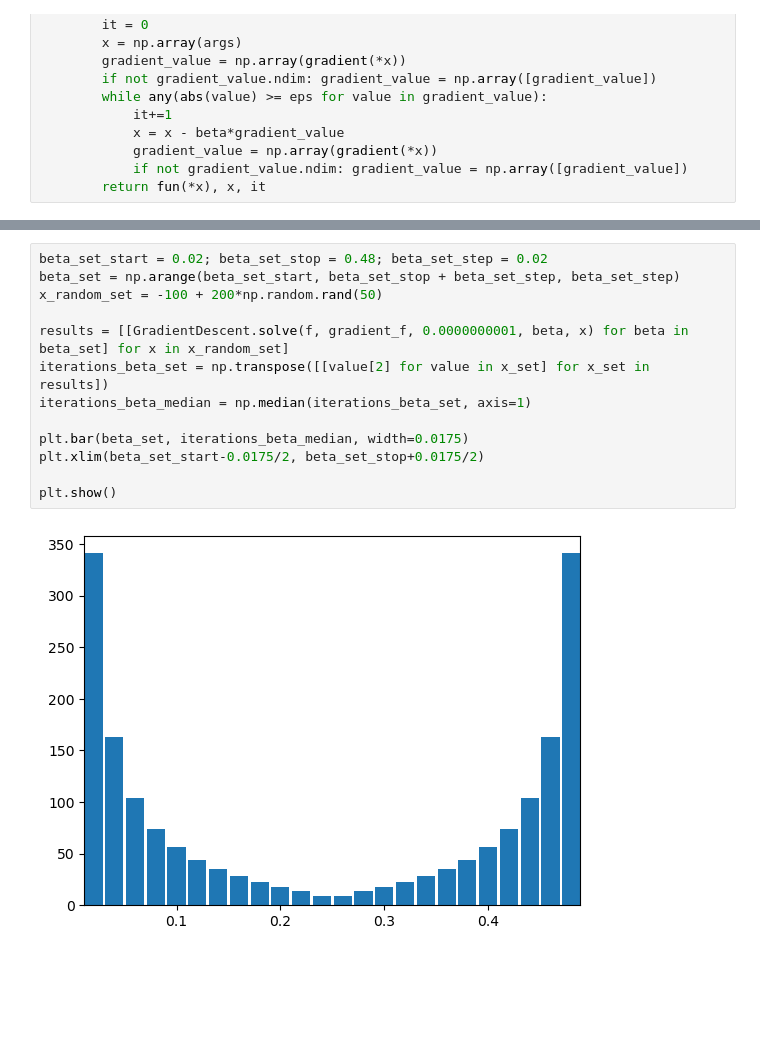
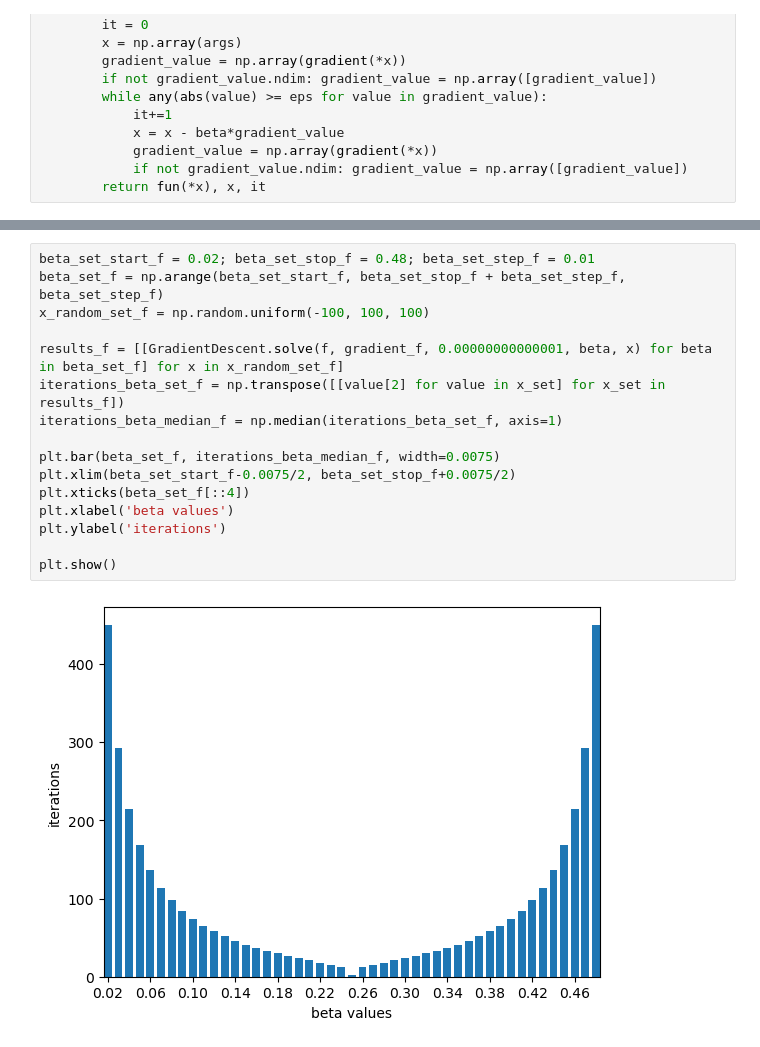
Before and after one commit to iszablowski/WSI24L, a Jupyter notebook: wsi1_gradietnt_descent/gradient_descent.ipynb, the cells around one changed output, grey strips where cells are left out. Cells and saved outputs as stored; diff of their text form; blank space fills up the shorter version.

```diff
--- a/wsi1_gradietnt_descent/gradient_descent.ipynb
+++ b/wsi1_gradietnt_descent/gradient_descent.ipynb
@@ -100,15 +106,18 @@ plt.show()
 # %%
-beta_set_start = 0.02; beta_set_stop = 0.48; beta_set_step = 0.02
-beta_set = np.arange(beta_set_start, beta_set_stop + beta_set_step, beta_set_step)
-x_random_set = -100 + 200*np.random.rand(50)
+beta_set_start_f = 0.02; beta_set_stop_f = 0.48; beta_set_step_f = 0.01
+beta_set_f = np.arange(beta_set_start_f, beta_set_stop_f + beta_set_step_f, beta_set_step_f)
+x_random_set_f = np.random.uniform(-100, 100, 100)
 
-results = [[GradientDescent.solve(f, gradient_f, 0.0000000001, beta, x) for beta in beta_set] for x in x_random_set]
-iterations_beta_set = np.transpose([[value[2] for value in x_set] for x_set in results])
-iterations_beta_median = np.median(iterations_beta_set, axis=1)
+results_f = [[GradientDescent.solve(f, gradient_f, 0.00000000000001, beta, x) for beta in beta_set_f] for x in x_random_set_f]
+iterations_beta_set_f = np.transpose([[value[2] for value in x_set] for x_set in results_f])
+iterations_beta_median_f = np.median(iterations_beta_set_f, axis=1)
 
-plt.bar(beta_set, iterations_beta_median, width=0.0175)
-plt.xlim(beta_set_start-0.0175/2, beta_set_stop+0.0175/2)
+plt.bar(beta_set_f, iterations_beta_median_f, width=0.0075)
+plt.xlim(beta_set_start_f-0.0075/2, beta_set_stop_f+0.0075/2)
+plt.xticks(beta_set_f[::4])
+plt.xlabel('beta values')
+plt.ylabel('iterations')
 
 plt.show()
 # %% [output]
-[figure, old version]
+[figure, new version]
```
Also changed, not shown: parts of 7 cells of this notebook.
